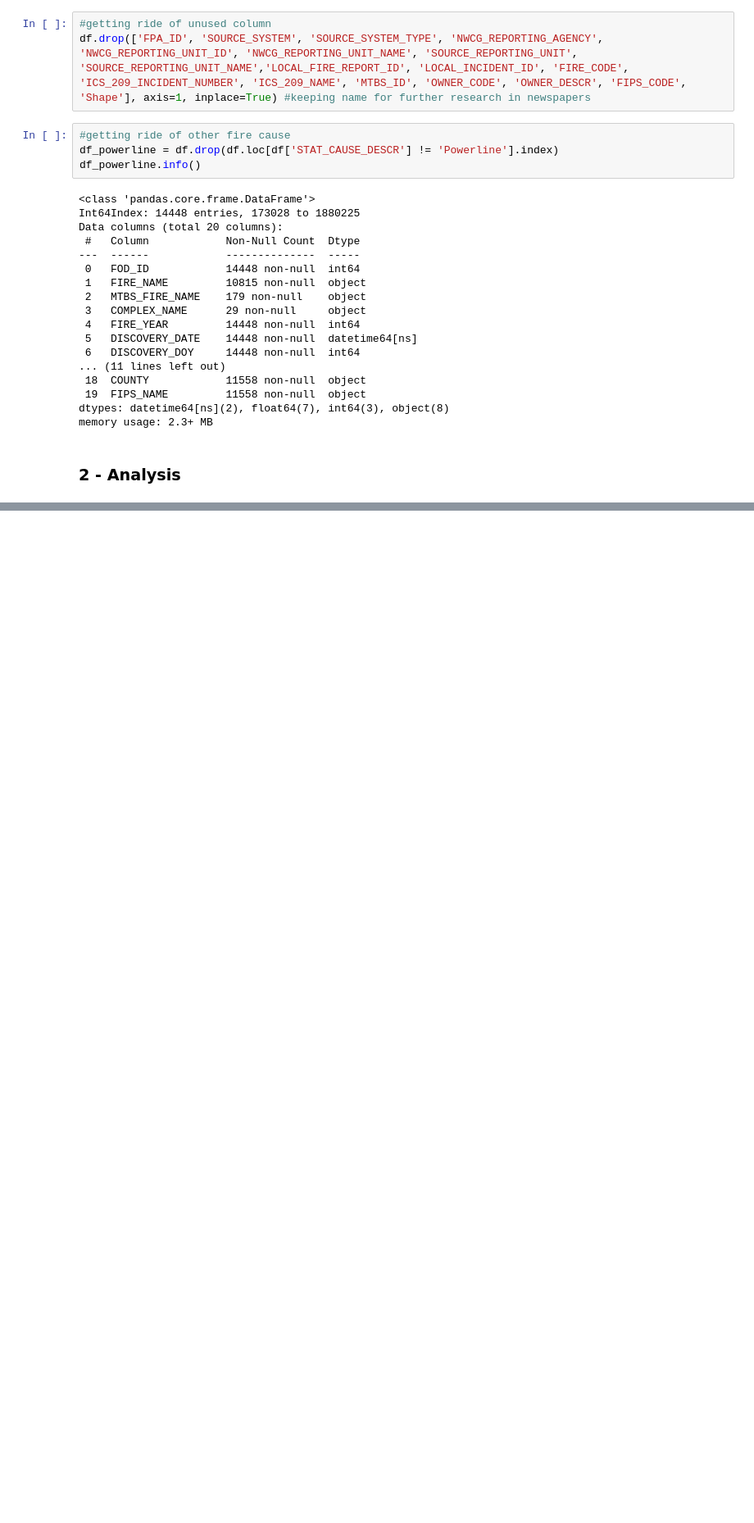
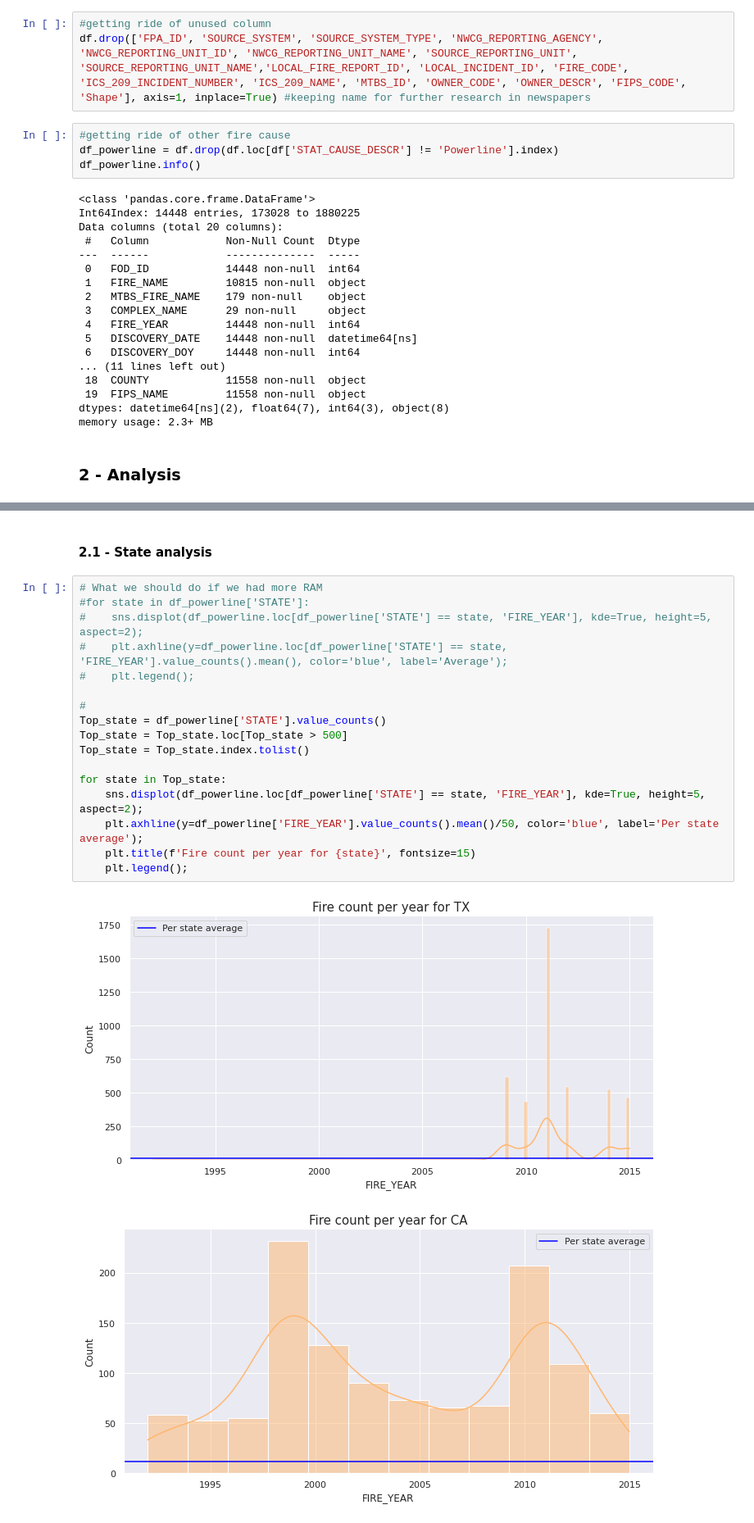
Before and after one commit to Coincoin-Dataduck/wildefires-da, a Jupyter notebook: Powerline-fire-analysis/powerline fire study.ipynb, the cells around one changed output, grey strips where cells are left out. Shown at 82% size. Saved outputs shown, nothing was run; the diff lists cells and outputs as text; blank space fills up the shorter version.

```diff
--- a/Powerline-fire-analysis/powerline fire study.ipynb
+++ b/Powerline-fire-analysis/powerline fire study.ipynb
@@ -80,0 +96,22 @@ Obviously at first sight we have something around 2010.
+# %% [markdown]
+#### 2.1 - State analysis
+# %%
+# What we should do if we had more RAM
+#for state in df_powerline['STATE']:
+#    sns.displot(df_powerline.loc[df_powerline['STATE'] == state, 'FIRE_YEAR'], kde=True, height=5, aspect=2);
+#    plt.axhline(y=df_powerline.loc[df_powerline['STATE'] == state, 'FIRE_YEAR'].value_counts().mean(), color='blue', label='Average');
+#    plt.legend();
+
+#
+Top_state = df_powerline['STATE'].value_counts()
+Top_state = Top_state.loc[Top_state > 500]
+Top_state = Top_state.index.tolist()
+
+for state in Top_state:
+    sns.displot(df_powerline.loc[df_powerline['STATE'] == state, 'FIRE_YEAR'], kde=True, height=5, aspect=2);
+    plt.axhline(y=df_powerline['FIRE_YEAR'].value_counts().mean()/50, color='blue', label='Per state average');
+    plt.title(f'Fire count per year for {state}', fontsize=15)
+    plt.legend();
+# %% [output]
+[figure, added]
+[figure, added]
```
Also changed, not shown: parts of 16 cells of this notebook.
